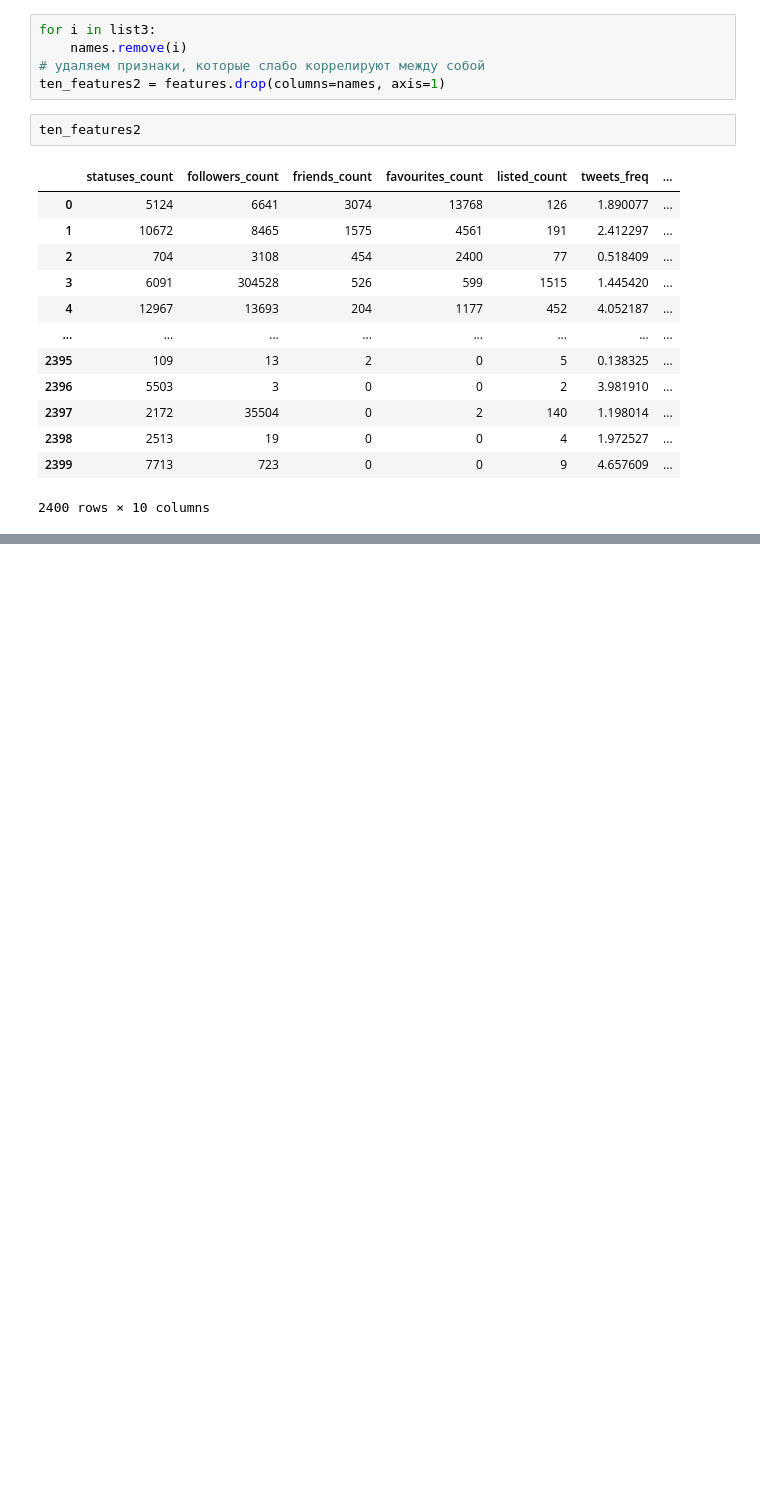
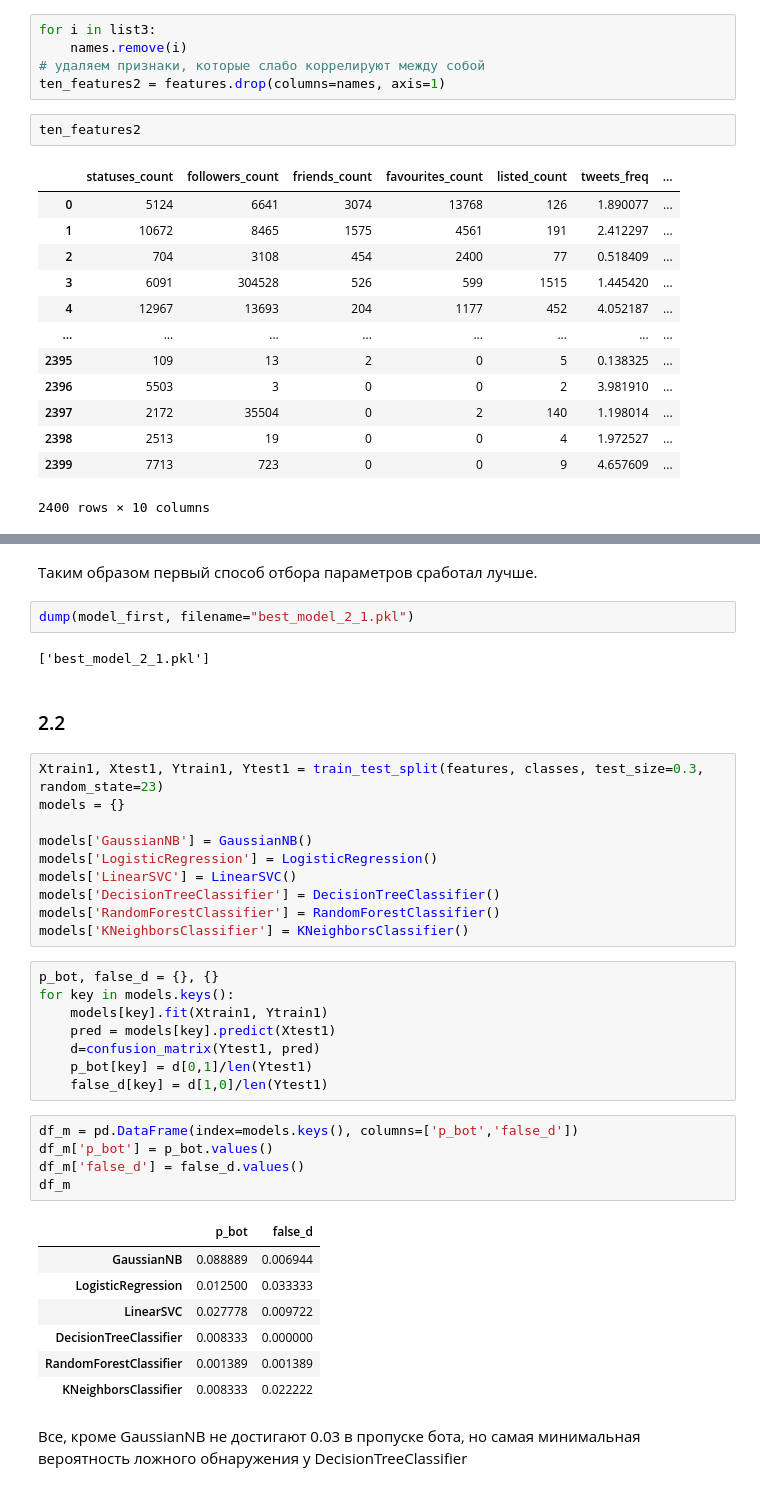
Before and after one commit to itsecd/ml-for-sec-lab1, a Jupyter notebook: Lab_1_1.ipynb, the cells around one changed output, grey strips where cells are left out. Drawn from its saved outputs; the diff is of its cells as text; blank space fills up the shorter version.

```diff
--- a/Lab_1.ipynb
+++ b/Lab_1_1.ipynb
@@ -297,0 +305,41 @@ plot_confusion_matrix(model1, Xtest1, Ytest1, normalize="true")
+# %% [markdown]
+Таким образом первый способ отбора параметров сработал лучше.
+# %%
+dump(model_first, filename="best_model_2_1.pkl")
+# %% [output]
+['best_model_2_1.pkl']
+# %% [markdown]
+### 2.2
+# %%
+Xtrain1, Xtest1, Ytrain1, Ytest1 = train_test_split(features, classes, test_size=0.3, random_state=23)
+models = {}
+
+models['GaussianNB'] = GaussianNB()
+models['LogisticRegression'] = LogisticRegression()
+models['LinearSVC'] = LinearSVC()
+models['DecisionTreeClassifier'] = DecisionTreeClassifier()
+models['RandomForestClassifier'] = RandomForestClassifier()
+models['KNeighborsClassifier'] = KNeighborsClassifier()
+# %%
+p_bot, false_d = {}, {}
+for key in models.keys():
+    models[key].fit(Xtrain1, Ytrain1)
+    pred = models[key].predict(Xtest1)
+    d=confusion_matrix(Ytest1, pred)
+    p_bot[key] = d[0,1]/len(Ytest1)
+    false_d[key] = d[1,0]/len(Ytest1)
+# %%
+df_m = pd.DataFrame(index=models.keys(), columns=['p_bot','false_d'])
+df_m['p_bot'] = p_bot.values()
+df_m['false_d'] = false_d.values()
+df_m
+# %% [output]
+|  | p_bot | false_d |
+| GaussianNB | 0.088889 | 0.006944 |
+| LogisticRegression | 0.012500 | 0.033333 |
+| LinearSVC | 0.027778 | 0.009722 |
+| DecisionTreeClassifier | 0.008333 | 0.000000 |
+| RandomForestClassifier | 0.001389 | 0.001389 |
+| KNeighborsClassifier | 0.008333 | 0.022222 |
+# %% [markdown]
+Все, кроме GaussianNB не достигают 0.03 в пропуске бота, но самая минимальная вероятность ложного обнаружения у DecisionTreeClassifier
```
Also changed, not shown: parts of 37 cells of this notebook, 5 other files.
